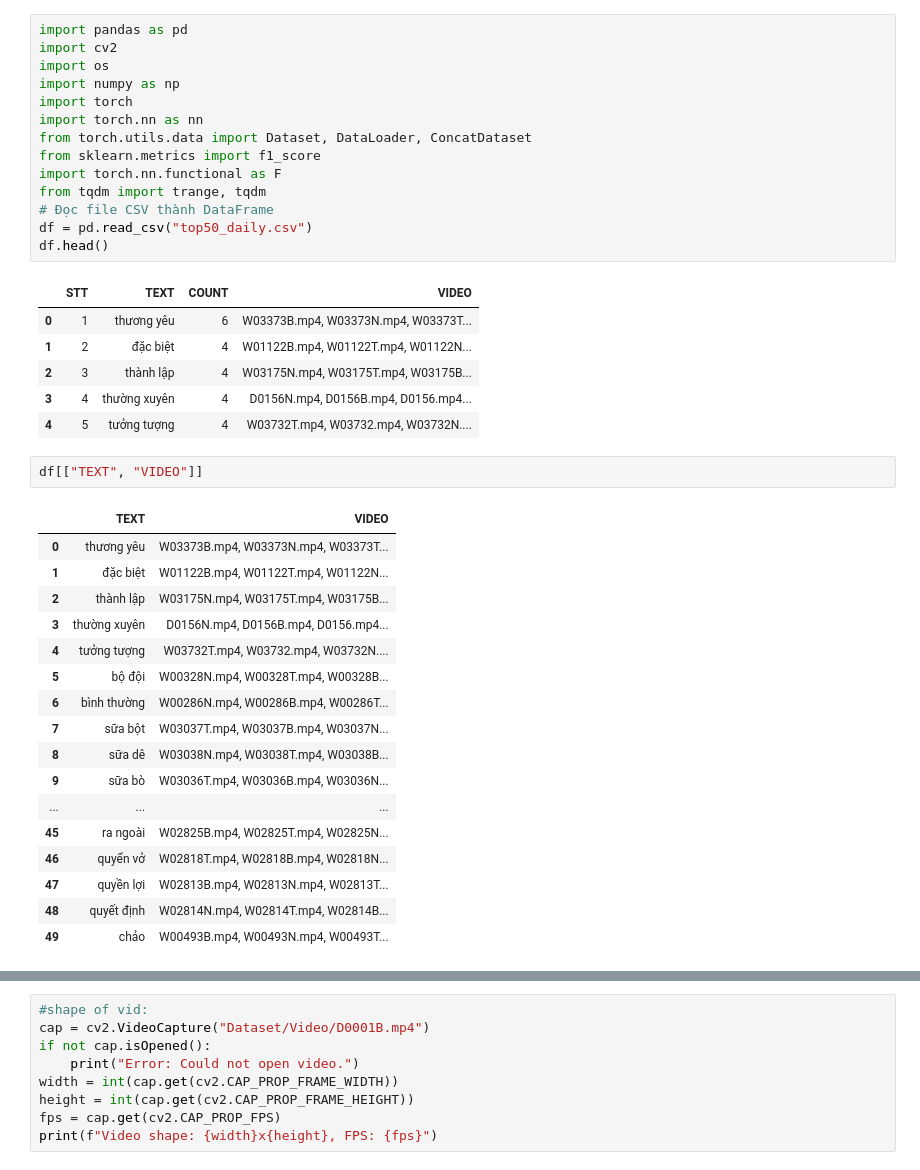
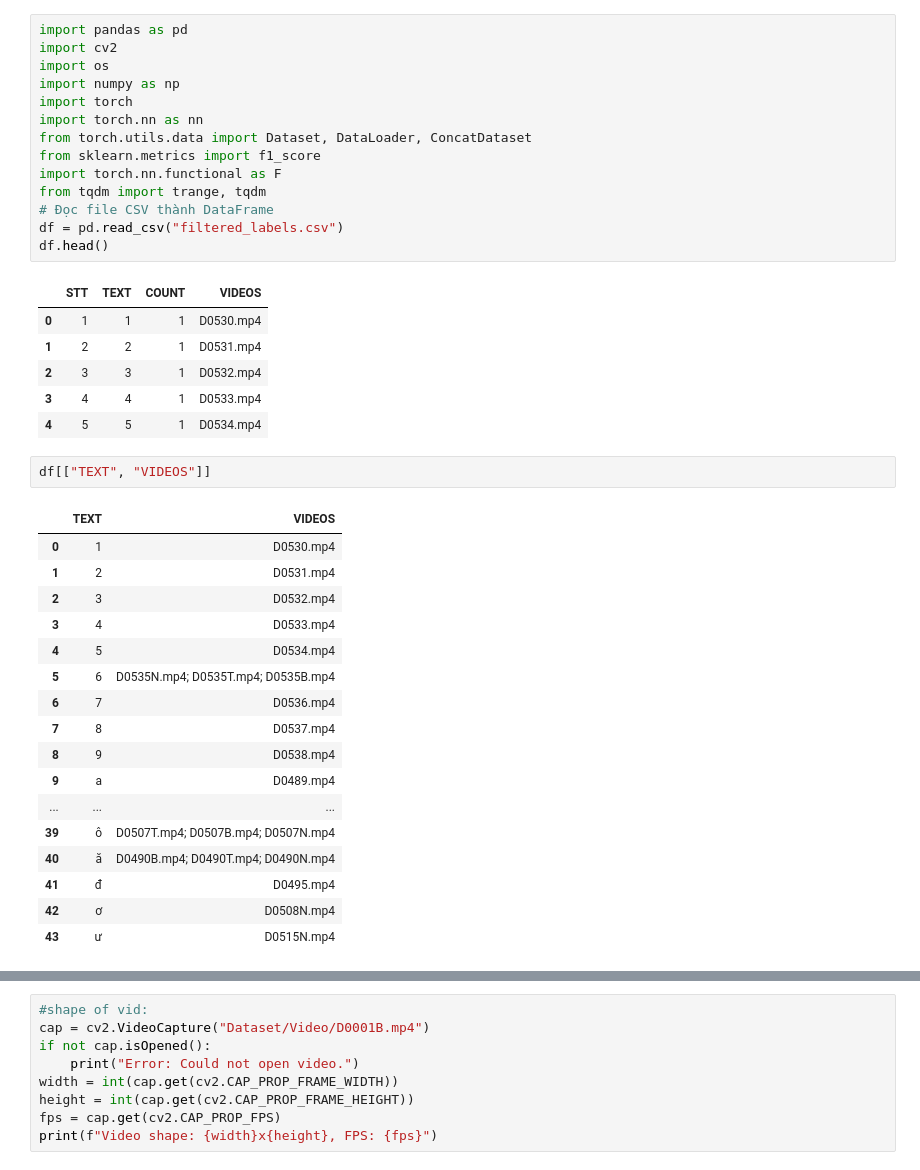
Before and after one commit to AIP491G5/VSLR, a Jupyter notebook: train_tcn.ipynb, the cells around one changed output, grey strips where cells are left out. Saved outputs shown, nothing was run; the diff lists cells and outputs as text.

```diff
--- a/train_tcn.ipynb
+++ b/train_tcn.ipynb
@@ -10,34 +10,34 @@ from sklearn.metrics import f1_score
 import torch.nn.functional as F
 from tqdm import trange, tqdm
 # Đọc file CSV thành DataFrame
-df = pd.read_csv("top50_daily.csv")
+df = pd.read_csv("filtered_labels.csv")
 df.head()
 # %% [output]
-|  | STT | TEXT | COUNT | VIDEO |
-| 0 | 1 | thương yêu | 6 | W03373B.mp4, W03373N.mp4, W03373T... |
-| 1 | 2 | đặc biệt | 4 | W01122B.mp4, W01122T.mp4, W01122N... |
-| 2 | 3 | thành lập | 4 | W03175N.mp4, W03175T.mp4, W03175B... |
-| 3 | 4 | thường xuyên | 4 | D0156N.mp4, D0156B.mp4, D0156.mp4... |
-| 4 | 5 | tưởng tượng | 4 | W03732T.mp4, W03732.mp4, W03732N.... |
+|  | STT | TEXT | COUNT | VIDEOS |
+| 0 | 1 | 1 | 1 | D0530.mp4 |
+| 1 | 2 | 2 | 1 | D0531.mp4 |
+| 2 | 3 | 3 | 1 | D0532.mp4 |
+| 3 | 4 | 4 | 1 | D0533.mp4 |
+| 4 | 5 | 5 | 1 | D0534.mp4 |
 # %%
-df[["TEXT", "VIDEO"]]
+df[["TEXT", "VIDEOS"]]
 # %% [output]
-|  | TEXT | VIDEO |
-| 0 | thương yêu | W03373B.mp4, W03373N.mp4, W03373T... |
-| 1 | đặc biệt | W01122B.mp4, W01122T.mp4, W01122N... |
-| 2 | thành lập | W03175N.mp4, W03175T.mp4, W03175B... |
-| 3 | thường xuyên | D0156N.mp4, D0156B.mp4, D0156.mp4... |
-| 4 | tưởng tượng | W03732T.mp4, W03732.mp4, W03732N.... |
-| 5 | bộ đội | W00328N.mp4, W00328T.mp4, W00328B... |
-| 6 | bình thường | W00286N.mp4, W00286B.mp4, W00286T... |
-| 7 | sữa bột | W03037T.mp4, W03037B.mp4, W03037N... |
-| 8 | sữa dê | W03038N.mp4, W03038T.mp4, W03038B... |
-| 9 | sữa bò | W03036T.mp4, W03036B.mp4, W03036N... |
+|  | TEXT | VIDEOS |
+| 0 | 1 | D0530.mp4 |
+| 1 | 2 | D0531.mp4 |
+| 2 | 3 | D0532.mp4 |
+| 3 | 4 | D0533.mp4 |
+| 4 | 5 | D0534.mp4 |
+| 5 | 6 | D0535N.mp4; D0535T.mp4; D0535B.mp4 |
+| 6 | 7 | D0536.mp4 |
+| 7 | 8 | D0537.mp4 |
+| 8 | 9 | D0538.mp4 |
+| 9 | a | D0489.mp4 |
 | ... | ... | ... |
-| 45 | ra ngoài | W02825B.mp4, W02825T.mp4, W02825N... |
-| 46 | quyển vở | W02818T.mp4, W02818B.mp4, W02818N... |
-| 47 | quyền lợi | W02813B.mp4, W02813N.mp4, W02813T... |
-| 48 | quyết định | W02814N.mp4, W02814T.mp4, W02814B... |
-| 49 | chảo | W00493B.mp4, W00493N.mp4, W00493T... |
+| 39 | ô | D0507T.mp4; D0507B.mp4; D0507N.mp4 |
+| 40 | ă | D0490B.mp4; D0490T.mp4; D0490N.mp4 |
+| 41 | đ | D0495.mp4 |
+| 42 | ơ | D0508N.mp4 |
+| 43 | ư | D0515N.mp4 |
 # %%
 for i in df.index:
```
Also changed, not shown: parts of 8 cells of this notebook, 10 other files.
